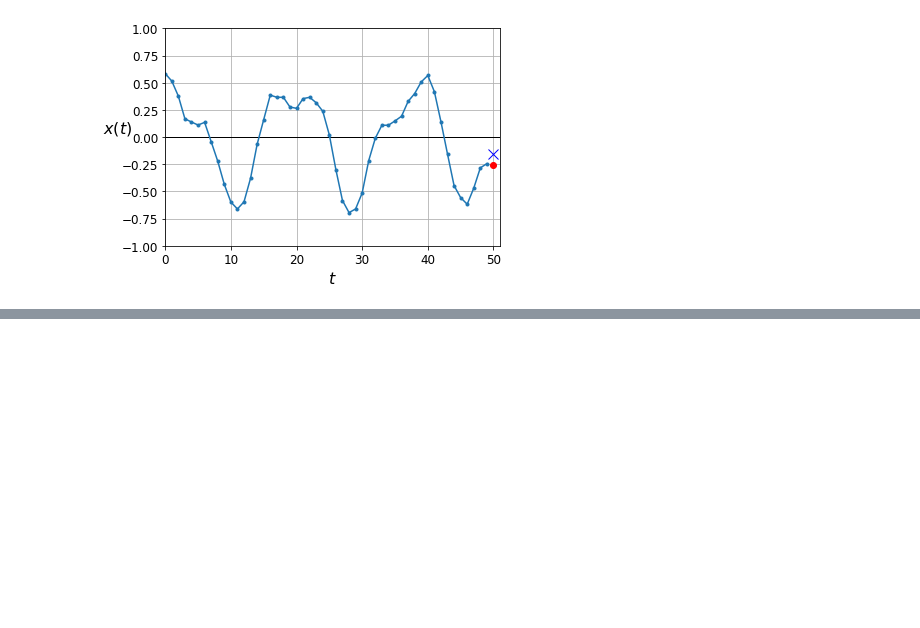
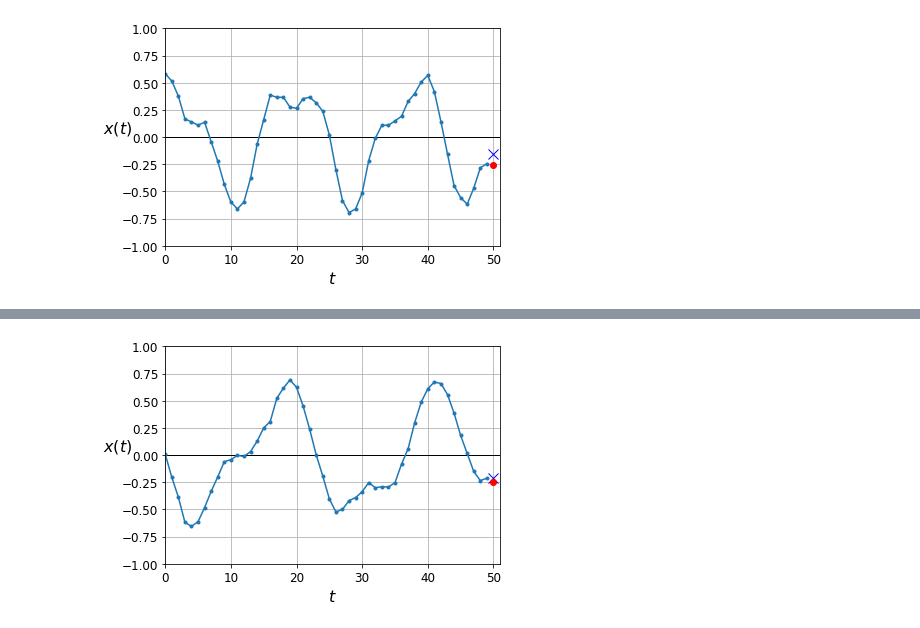
Before and after one commit to sfefilatyev/tensorflow_excercises, a Jupyter notebook: chapter15/time_series.ipynb, the cells around one changed output, grey strips where cells are left out. Drawn from its saved outputs; the diff is of its cells as text; code cells hidden in the pictures; blank space fills up the shorter version.

Commit message:
[Chapter15] Add evaluation and single-step prediction for Deep-RNN.

```diff
--- a/chapter15/time_series.ipynb
+++ b/chapter15/time_series.ipynb
@@ -200,0 +226,6 @@ Epoch 1/20
+# %%
+y_pred = model.predict(X_valid)
+plot_series(X_valid[0, :, 0], y_valid[0, 0], y_pred[0, 0])
+plt.show()
+# %% [output]
+[figure, added]
```
Also changed, not shown: parts of 11 cells of this notebook.
